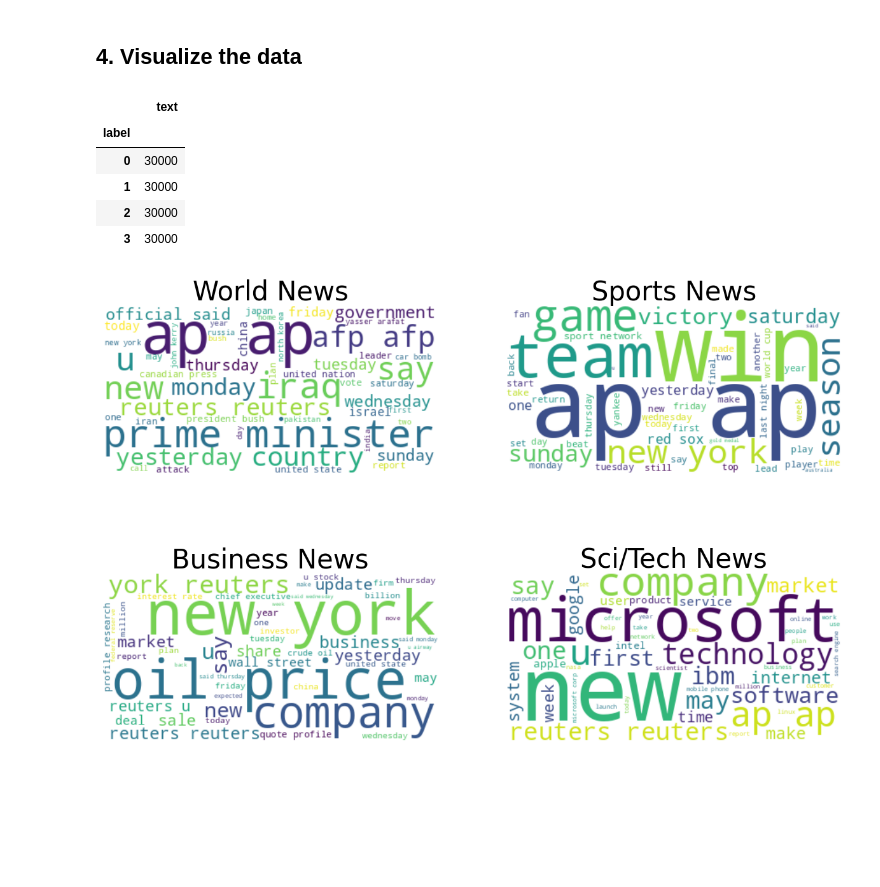
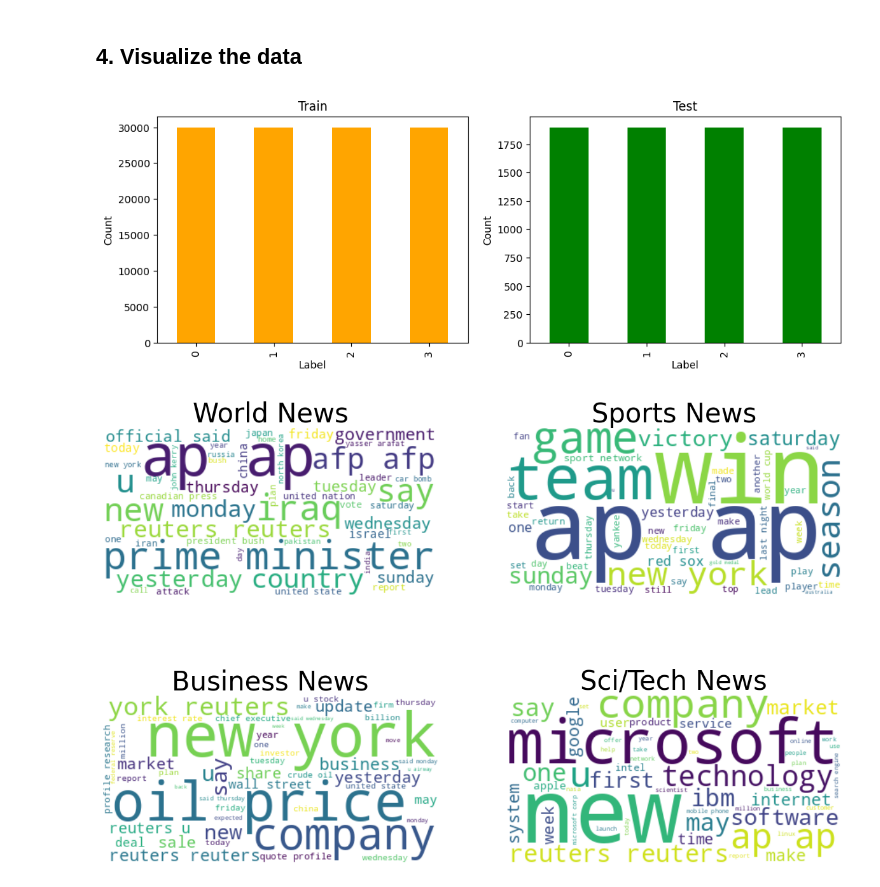
Before and after one commit to nickyu-zhu/DSC-210-Final-Project, a Jupyter notebook: text_processing.ipynb, the cells around one changed output. Cells and saved outputs as stored; diff of their text form; code cells hidden in the pictures; blank space fills up the shorter version.

Commit message:
update text_processing

```diff
--- a/text_processing.ipynb
+++ b/text_processing.ipynb
@@ -248,16 +248,31 @@ train_df.to_csv("data/train.csv", index=False)
 test_df.to_csv("data/test.csv", index=False)
 # %% [markdown]
 ## 4. Visualize the data
-# %%
-# group the text by label
-train_df.groupby("label").count()
-# %% [output]
-|  | text |
-| label |  |
-| 0 | 30000 |
-| 1 | 30000 |
-| 2 | 30000 |
-| 3 | 30000 |
+# %%
+# load the csv file
+import pandas as pd
+
+train_df = pd.read_csv("data/train.csv")
+test_df = pd.read_csv("data/test.csv")
+
+# group the text by label and count, visualize the distribution of labels (both train and test)
+import matplotlib.pyplot as plt
+
+fig, (ax1, ax2) = plt.subplots(1, 2, figsize=(12, 4))
+
+train_df.groupby("label").count()["text"].plot(kind="bar", ax=ax1, color="orange")
+ax1.set_xlabel("Label")
+ax1.set_ylabel("Count")
+ax1.set_title("Train")
+
+test_df.groupby("label").count()["text"].plot(kind="bar", ax=ax2, color="green")
+ax2.set_xlabel("Label")
+ax2.set_ylabel("Count")
+ax2.set_title("Test")
+
+plt.show()
+# %% [output]
+[figure, added]
 # %%
 # use WordCloud to visualize the text
 from wordcloud import WordCloud
```
Also changed, not shown: parts of 2 cells of this notebook.
